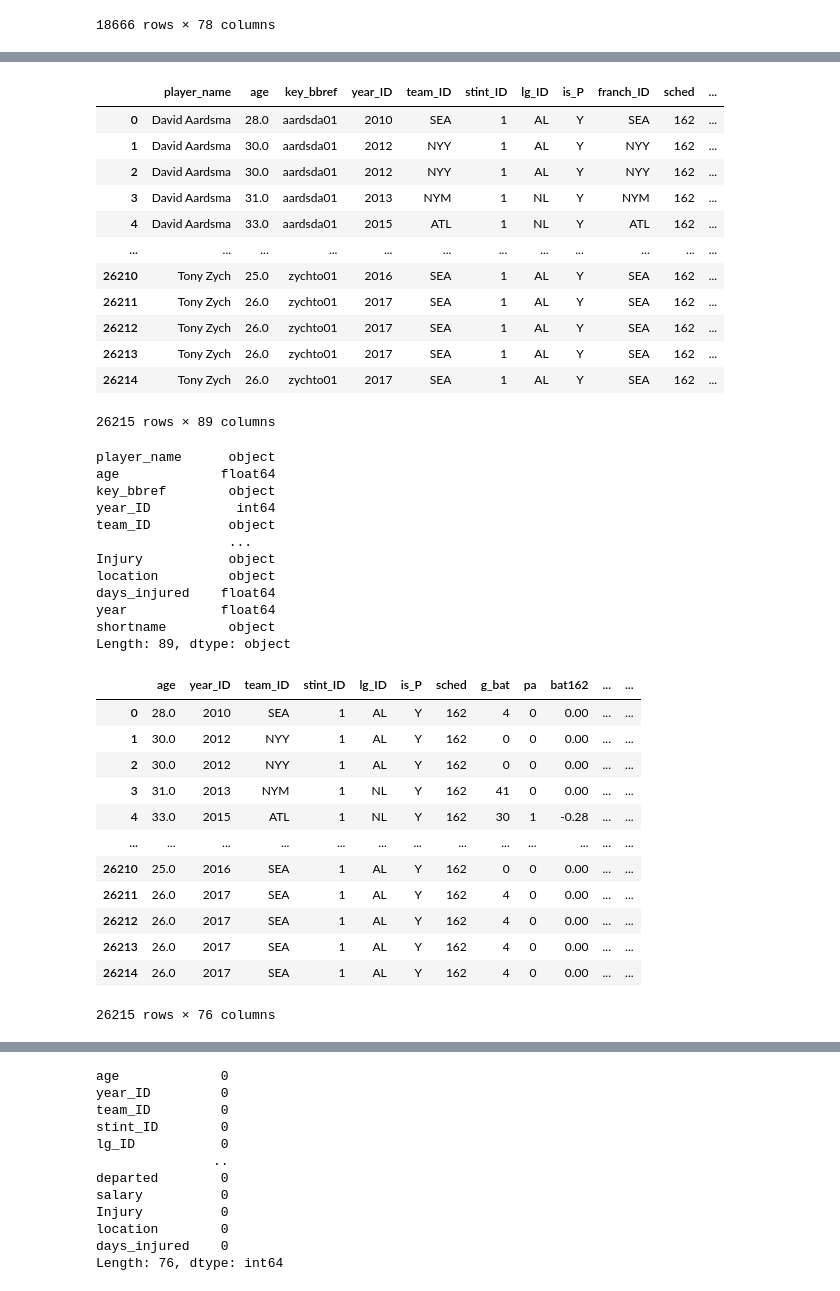
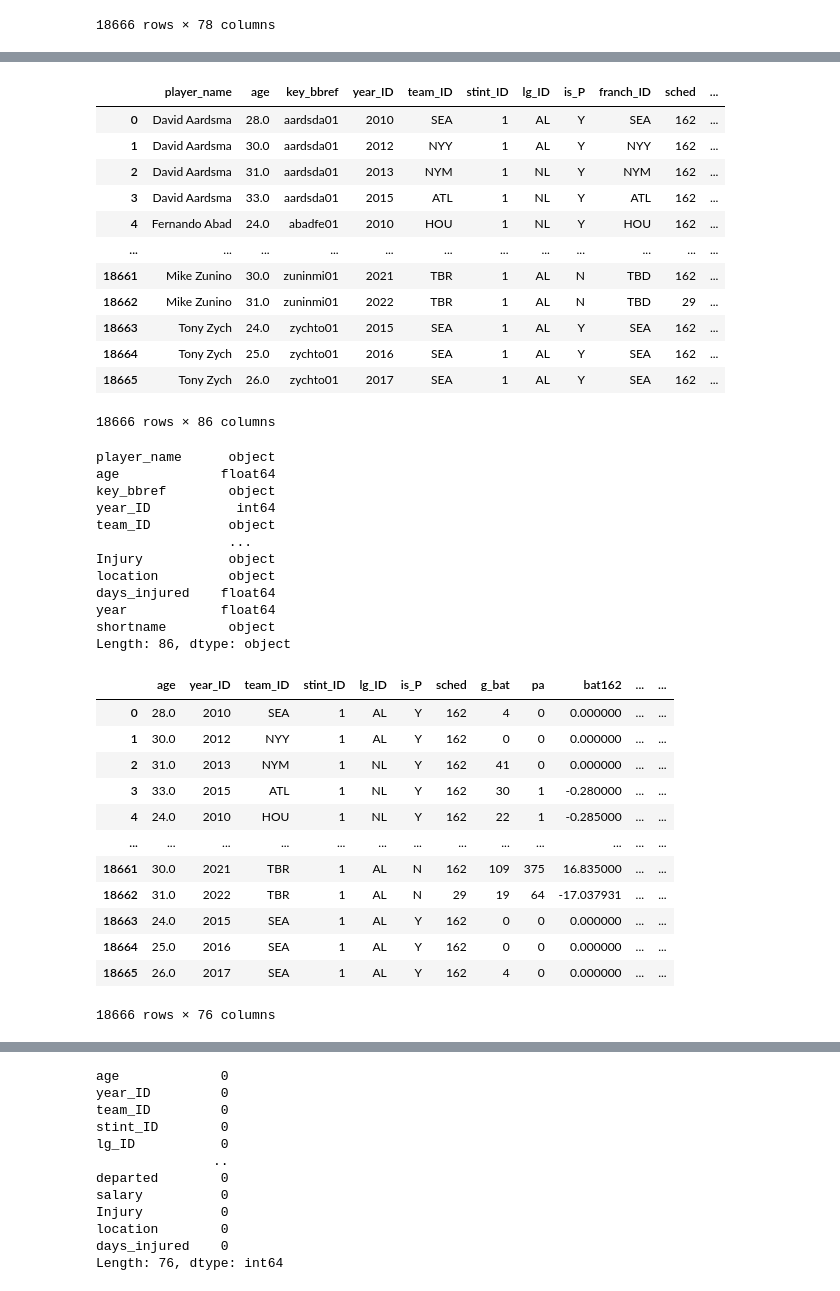
Before and after one commit to brianrwheatley/final-baseball-war-stats, a Jupyter notebook: Machine_Learning/nn_injury_war.ipynb, the cells around one changed output, grey strips where cells are left out. Drawn from its saved outputs; the diff is of its cells as text; code cells hidden in the pictures.

```diff
--- a/Machine_Learning/nn_injury_war.ipynb
+++ b/Machine_Learning/nn_injury_war.ipynb
@@ -73,3 +63,9 @@ war_df
 | 112010 | Tony Zych | 25.0 | zychto01 | 2016 | SEA | 1 | AL | Y | SEA | 162 | ... |
 | 112011 | Tony Zych | 26.0 | zychto01 | 2017 | SEA | 1 | AL | Y | SEA | 162 | ... |
 18666 rows × 78 columns
+# %%
+# Combine same year and player in Injury_df
+new_injury_df = injury_df.groupby(["Name", "year"]).agg({"Team": "first", "Name": "first", "Team" : "first","injury_length": "first", "Injury": "first", "location": "first", "days_injured" : "first", "year": "first", "shortname": "first"} )
+new_injury_df.reset_index(drop=True, inplace=True)
+#injury_df.groupby(["Name", "year"])
+new_injury_df.to_csv("clean_injury.csv")
@@ -76,21 +88,21 @@ war_df
 # %%
 # Merge of dataframes to test in machine learning.
-injury_war_df = pd.merge(war_df, injury_df, how = 'left', left_on= ['player_name', 'year_ID'], right_on= ["Name", "year"])
+injury_war_df = pd.merge(war_df, new_injury_df, how = 'left', left_on= ['player_name', 'year_ID'], right_on= ["Name", "year"])
 injury_war_df
 # %% [output]
 |  | player_name | age | key_bbref | year_ID | team_ID | stint_ID | lg_ID | is_P | franch_ID | sched | ... |
 | 0 | David Aardsma | 28.0 | aardsda01 | 2010 | SEA | 1 | AL | Y | SEA | 162 | ... |
 | 1 | David Aardsma | 30.0 | aardsda01 | 2012 | NYY | 1 | AL | Y | NYY | 162 | ... |
-| 2 | David Aardsma | 30.0 | aardsda01 | 2012 | NYY | 1 | AL | Y | NYY | 162 | ... |
-| 3 | David Aardsma | 31.0 | aardsda01 | 2013 | NYM | 1 | NL | Y | NYM | 162 | ... |
-| 4 | David Aardsma | 33.0 | aardsda01 | 2015 | ATL | 1 | NL | Y | ATL | 162 | ... |
+| 2 | David Aardsma | 31.0 | aardsda01 | 2013 | NYM | 1 | NL | Y | NYM | 162 | ... |
+| 3 | David Aardsma | 33.0 | aardsda01 | 2015 | ATL | 1 | NL | Y | ATL | 162 | ... |
+| 4 | Fernando Abad | 24.0 | abadfe01 | 2010 | HOU | 1 | NL | Y | HOU | 162 | ... |
 | ... | ... | ... | ... | ... | ... | ... | ... | ... | ... | ... | ... |
-| 26210 | Tony Zych | 25.0 | zychto01 | 2016 | SEA | 1 | AL | Y | SEA | 162 | ... |
-| 26211 | Tony Zych | 26.0 | zychto01 | 2017 | SEA | 1 | AL | Y | SEA | 162 | ... |
-| 26212 | Tony Zych | 26.0 | zychto01 | 2017 | SEA | 1 | AL | Y | SEA | 162 | ... |
-| 26213 | Tony Zych | 26.0 | zychto01 | 2017 | SEA | 1 | AL | Y | SEA | 162 | ... |
-| 26214 | Tony Zych | 26.0 | zychto01 | 2017 | SEA | 1 | AL | Y | SEA | 162 | ... |
+| 18661 | Mike Zunino | 30.0 | zuninmi01 | 2021 | TBR | 1 | AL | N | TBD | 162 | ... |
+| 18662 | Mike Zunino | 31.0 | zuninmi01 | 2022 | TBR | 1 | AL | N | TBD | 29 | ... |
+| 18663 | Tony Zych | 24.0 | zychto01 | 2015 | SEA | 1 | AL | Y | SEA | 162 | ... |
+| 18664 | Tony Zych | 25.0 | zychto01 | 2016 | SEA | 1 | AL | Y | SEA | 162 | ... |
+| 18665 | Tony Zych | 26.0 | zychto01 | 2017 | SEA | 1 | AL | Y | SEA | 162 | ... |
-26215 rows × 89 columns
+18666 rows × 86 columns
 # %%
 # Use dtypes to check column values
 injury_war_df.dtypes
@@ -106,25 +118,25 @@ location         object
 days_injured    float64
 year            float64
 shortname        object
-Length: 89, dtype: object
+Length: 86, dtype: object
 # %%
 # # Drop the non-beneficial and duplicate ID columns, "Name", "player_name", "key_bbref", "franch_ID", "prev_tm", "next_tm", "Unnamed: 0", "Name", "Team", "Date",'shortname', "year", "injury_length", "Status"  .
-injury_war_df = injury_war_df.drop(columns=["Name", "player_name", "key_bbref", "franch_ID", "prev_tm", "next_tm", "Unnamed: 0", "Name", "Team", "Date",'shortname', "year", "injury_length", "Status"])
+injury_war_df = injury_war_df.drop(columns=["Name", "player_name", "key_bbref", "franch_ID", "prev_tm", "next_tm", "Name", "Team", 'shortname', "year", "injury_length"])
 injury_war_df
 # %% [output]
 |  | age | year_ID | team_ID | stint_ID | lg_ID | is_P | sched | g_bat | pa | bat162 | ... | ... |
-| 0 | 28.0 | 2010 | SEA | 1 | AL | Y | 162 | 4 | 0 | 0.00 | ... | ... |
-| 1 | 30.0 | 2012 | NYY | 1 | AL | Y | 162 | 0 | 0 | 0.00 | ... | ... |
-| 2 | 30.0 | 2012 | NYY | 1 | AL | Y | 162 | 0 | 0 | 0.00 | ... | ... |
-| 3 | 31.0 | 2013 | NYM | 1 | NL | Y | 162 | 41 | 0 | 0.00 | ... | ... |
-| 4 | 33.0 | 2015 | ATL | 1 | NL | Y | 162 | 30 | 1 | -0.28 | ... | ... |
+| 0 | 28.0 | 2010 | SEA | 1 | AL | Y | 162 | 4 | 0 | 0.000000 | ... | ... |
+| 1 | 30.0 | 2012 | NYY | 1 | AL | Y | 162 | 0 | 0 | 0.000000 | ... | ... |
+| 2 | 31.0 | 2013 | NYM | 1 | NL | Y | 162 | 41 | 0 | 0.000000 | ... | ... |
+| 3 | 33.0 | 2015 | ATL | 1 | NL | Y | 162 | 30 | 1 | -0.280000 | ... | ... |
+| 4 | 24.0 | 2010 | HOU | 1 | NL | Y | 162 | 22 | 1 | -0.285000 | ... | ... |
 | ... | ... | ... | ... | ... | ... | ... | ... | ... | ... | ... | ... | ... |
-| 26210 | 25.0 | 2016 | SEA | 1 | AL | Y | 162 | 0 | 0 | 0.00 | ... | ... |
-| 26211 | 26.0 | 2017 | SEA | 1 | AL | Y | 162 | 4 | 0 | 0.00 | ... | ... |
-| 26212 | 26.0 | 2017 | SEA | 1 | AL | Y | 162 | 4 | 0 | 0.00 | ... | ... |
-| 26213 | 26.0 | 2017 | SEA | 1 | AL | Y | 162 | 4 | 0 | 0.00 | ... | ... |
-| 26214 | 26.0 | 2017 | SEA | 1 | AL | Y | 162 | 4 | 0 | 0.00 | ... | ... |
+| 18661 | 30.0 | 2021 | TBR | 1 | AL | N | 162 | 109 | 375 | 16.835000 | ... | ... |
+| 18662 | 31.0 | 2022 | TBR | 1 | AL | N | 29 | 19 | 64 | -17.037931 | ... | ... |
+| 18663 | 24.0 | 2015 | SEA | 1 | AL | Y | 162 | 0 | 0 | 0.000000 | ... | ... |
+| 18664 | 25.0 | 2016 | SEA | 1 | AL | Y | 162 | 0 | 0 | 0.000000 | ... | ... |
+| 18665 | 26.0 | 2017 | SEA | 1 | AL | Y | 162 | 4 | 0 | 0.000000 | ... | ... |
-26215 rows × 76 columns
+18666 rows × 76 columns
 # %%
 # Replace Nan in injury with none, replace days injured with o, location with none, salary with 0
 injury_war_df['Injury'] = injury_war_df['Injury'].replace(np.nan, "none")
```
Also changed, not shown: parts of 14 cells of this notebook.
